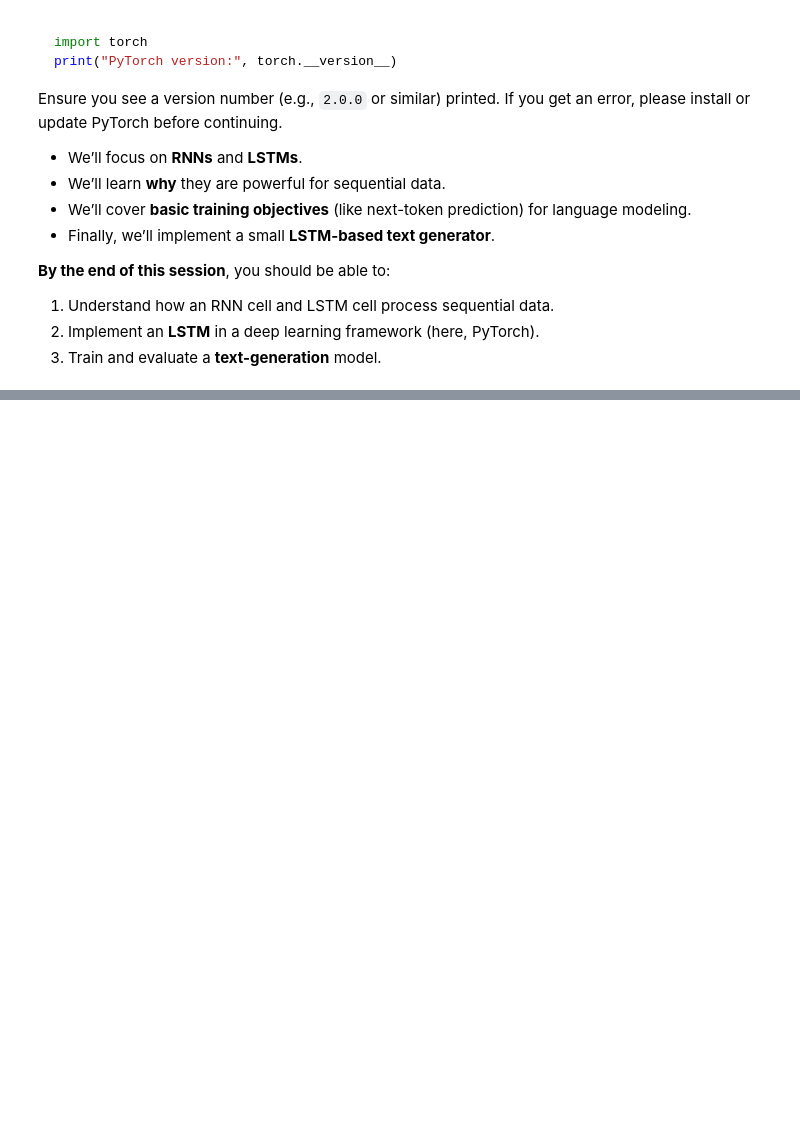
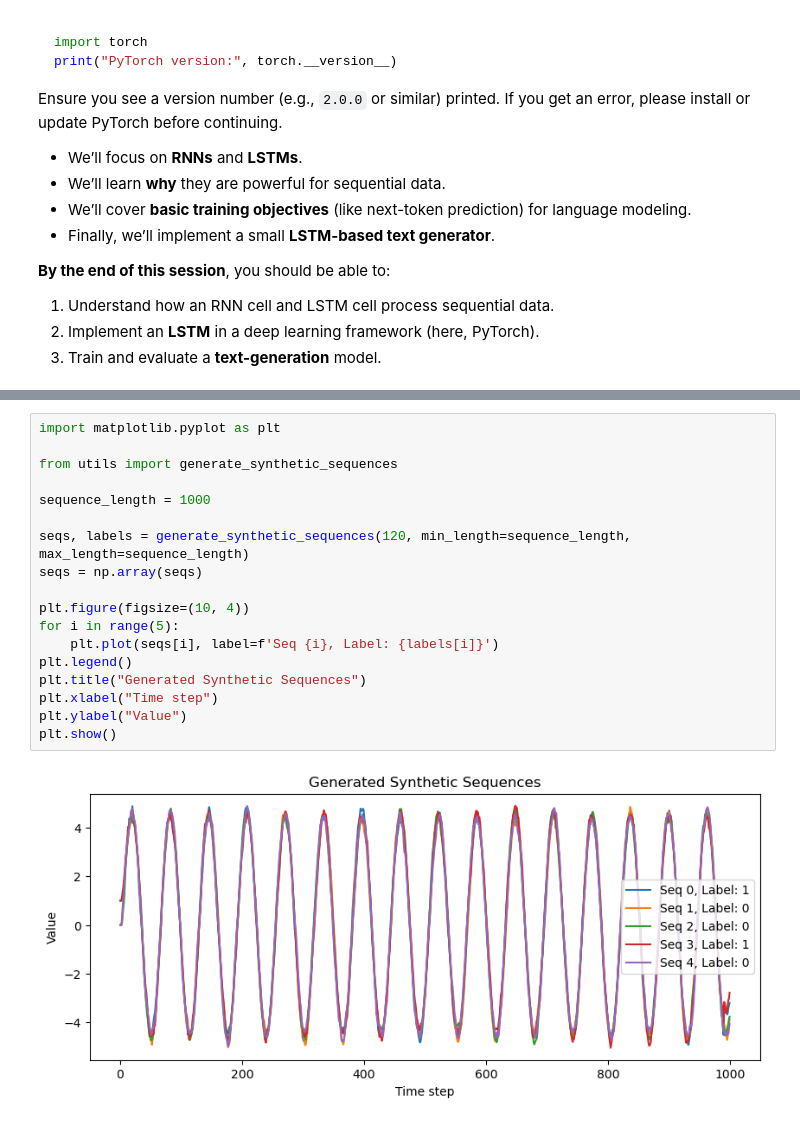
Before and after one commit to z-a-f/LLM-Tutorials, a Jupyter notebook: 02-Modeling-Training.ipynb, the cells around one changed output, grey strips where cells are left out. Cells and saved outputs as stored; diff of their text form; blank space fills up the shorter version.

```diff
--- a/02-Modeling-Training.ipynb
+++ b/02-Modeling-Training.ipynb
@@ -192,0 +234,20 @@ torch.Size([2, 3])
+# %%
+import matplotlib.pyplot as plt
+
+from utils import generate_synthetic_sequences
+
+sequence_length = 1000
+
+seqs, labels = generate_synthetic_sequences(120, min_length=sequence_length, max_length=sequence_length)
+seqs = np.array(seqs)
+
+plt.figure(figsize=(10, 4))
+for i in range(5):
+    plt.plot(seqs[i], label=f'Seq {i}, Label: {labels[i]}')
+plt.legend()
+plt.title("Generated Synthetic Sequences")
+plt.xlabel("Time step")
+plt.ylabel("Value")
+plt.show()
+# %% [output]
+[figure, added]
```
Also changed, not shown: parts of 13 cells of this notebook, 2 other files.
